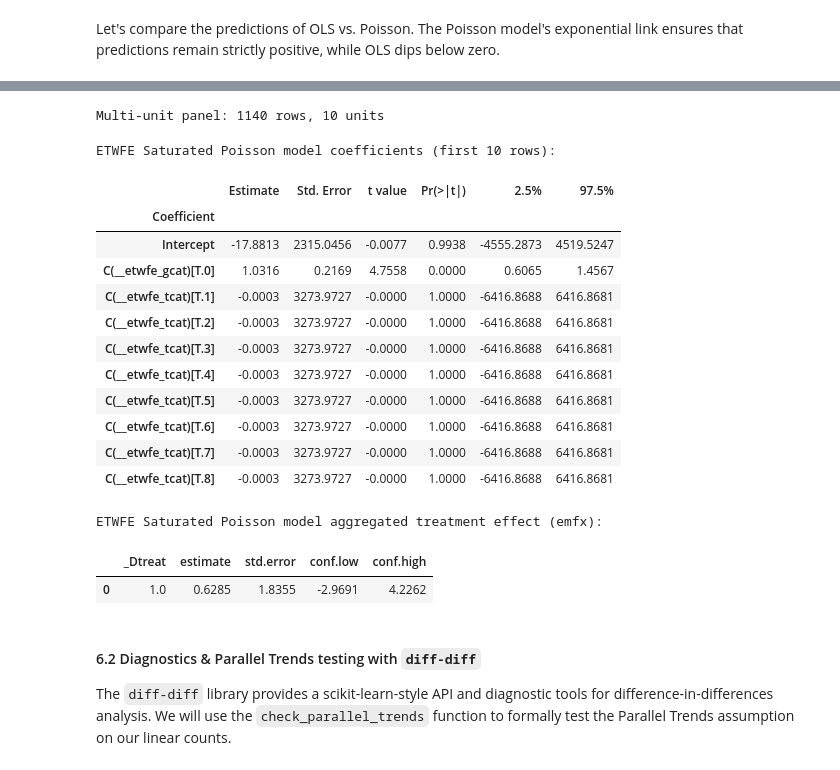
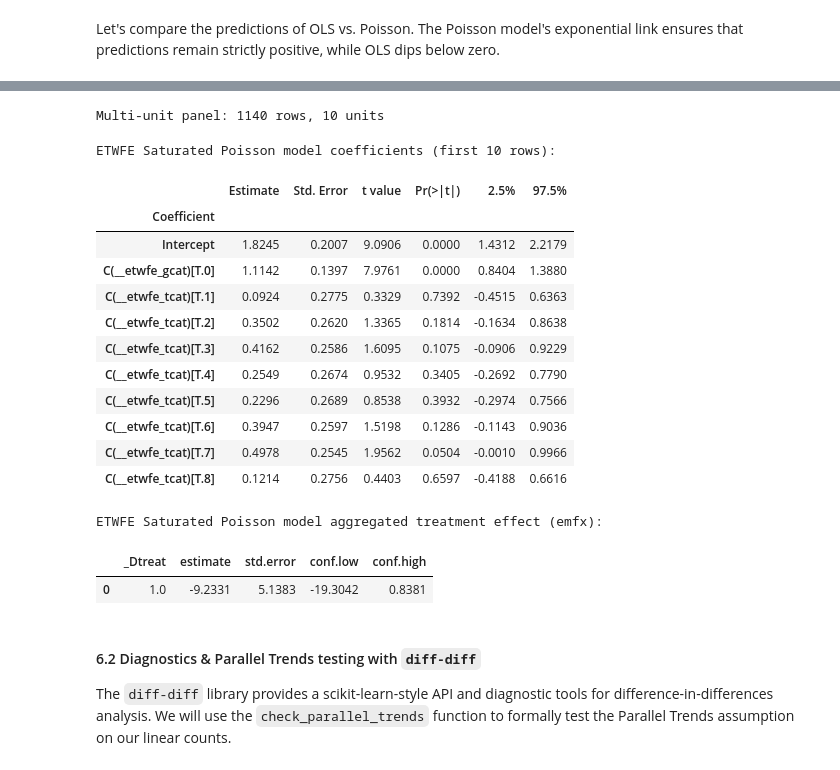
Before and after one commit to sam-tritto/hotel-cancellations-and-mega-wildfires, a Jupyter notebook: poisson_did_tutorial.ipynb, the cells around one changed output, grey strips where cells are left out. Saved outputs shown, nothing was run; the diff lists cells and outputs as text; code cells hidden in the pictures.

```diff
--- a/poisson_did_tutorial.ipynb
+++ b/poisson_did_tutorial.ipynb
@@ -231,44 +269,44 @@ Let's run `etwfe` using the `poisson` family and print the results.
 # %%
 # Load multi-unit panel (Online TA segment for top 5 countries)
 panel_multi = build_multi_unit_panel(df, market_segment='Online TA')
 print(f"Multi-unit panel: {len(panel_multi)} rows, {panel_multi['unit_id'].nunique()} units")
 
 from etwfe import etwfe
 
-# Fit Wooldridge's modern nonlinear saturated DiD
+# Fit Wooldridge's modern nonlinear saturated DiD for overall demand (total_bookings)
 etwfe_model = etwfe(
-    fml="cancellations ~ 0",            # Outcome variable (no extra covariates)
+    fml="total_bookings ~ 0",            # Outcome variable (no extra covariates)
     tvar="week_idx",                   # Time variable
     gvar="first_treated_week",         # Treatment cohort (when first treated)
     ivar="unit_id",                    # Unit Fixed Effect ID
     family="poisson",                  # Natively runs Poisson DiD
     data=panel_multi,
     vcov="iid"                         # Set covariance type
 )
 
 print("ETWFE Saturated Poisson model coefficients (first 10 rows):")
 display(etwfe_model.model_.tidy().head(10).round(4))
 
 print("\nETWFE Saturated Poisson model aggregated treatment effect (emfx):")
 display(etwfe_model.emfx().round(4))
 # %% [output]
 Multi-unit panel: 1140 rows, 10 units
 ETWFE Saturated Poisson model coefficients (first 10 rows):
 |  | Estimate | Std. Error | t value | Pr(>|t|) | 2.5% | 97.5% |
 | Coefficient |  |  |  |  |  |  |
-| Intercept | -17.8813 | 2315.0456 | -0.0077 | 0.9938 | -4555.2873 | 4519.5247 |
-| C(__etwfe_gcat)[T.0] | 1.0316 | 0.2169 | 4.7558 | 0.0000 | 0.6065 | 1.4567 |
-| C(__etwfe_tcat)[T.1] | -0.0003 | 3273.9727 | -0.0000 | 1.0000 | -6416.8688 | 6416.8681 |
-| C(__etwfe_tcat)[T.2] | -0.0003 | 3273.9727 | -0.0000 | 1.0000 | -6416.8688 | 6416.8681 |
-| C(__etwfe_tcat)[T.3] | -0.0003 | 3273.9727 | -0.0000 | 1.0000 | -6416.8688 | 6416.8681 |
-| C(__etwfe_tcat)[T.4] | -0.0003 | 3273.9727 | -0.0000 | 1.0000 | -6416.8688 | 6416.8681 |
-| C(__etwfe_tcat)[T.5] | -0.0003 | 3273.9727 | -0.0000 | 1.0000 | -6416.8688 | 6416.8681 |
-| C(__etwfe_tcat)[T.6] | -0.0003 | 3273.9727 | -0.0000 | 1.0000 | -6416.8688 | 6416.8681 |
-| C(__etwfe_tcat)[T.7] | -0.0003 | 3273.9727 | -0.0000 | 1.0000 | -6416.8688 | 6416.8681 |
-| C(__etwfe_tcat)[T.8] | -0.0003 | 3273.9727 | -0.0000 | 1.0000 | -6416.8688 | 6416.8681 |
+| Intercept | 1.8245 | 0.2007 | 9.0906 | 0.0000 | 1.4312 | 2.2179 |
+| C(__etwfe_gcat)[T.0] | 1.1142 | 0.1397 | 7.9761 | 0.0000 | 0.8404 | 1.3880 |
+| C(__etwfe_tcat)[T.1] | 0.0924 | 0.2775 | 0.3329 | 0.7392 | -0.4515 | 0.6363 |
+| C(__etwfe_tcat)[T.2] | 0.3502 | 0.2620 | 1.3365 | 0.1814 | -0.1634 | 0.8638 |
+| C(__etwfe_tcat)[T.3] | 0.4162 | 0.2586 | 1.6095 | 0.1075 | -0.0906 | 0.9229 |
+| C(__etwfe_tcat)[T.4] | 0.2549 | 0.2674 | 0.9532 | 0.3405 | -0.2692 | 0.7790 |
+| C(__etwfe_tcat)[T.5] | 0.2296 | 0.2689 | 0.8538 | 0.3932 | -0.2974 | 0.7566 |
+| C(__etwfe_tcat)[T.6] | 0.3947 | 0.2597 | 1.5198 | 0.1286 | -0.1143 | 0.9036 |
+| C(__etwfe_tcat)[T.7] | 0.4978 | 0.2545 | 1.9562 | 0.0504 | -0.0010 | 0.9966 |
+| C(__etwfe_tcat)[T.8] | 0.1214 | 0.2756 | 0.4403 | 0.6597 | -0.4188 | 0.6616 |
 ETWFE Saturated Poisson model aggregated treatment effect (emfx):
 |  | _Dtreat | estimate | std.error | conf.low | conf.high |
-| 0 | 1.0 | 0.6285 | 1.8355 | -2.9691 | 4.2262 |
+| 0 | 1.0 | -9.2331 | 5.1383 | -19.3042 | 0.8381 |
 # %% [markdown]
 #### 6.2 Diagnostics & Parallel Trends testing with `diff-diff`
 
```
Also changed, not shown: parts of 19 cells of this notebook, 2 other files.
